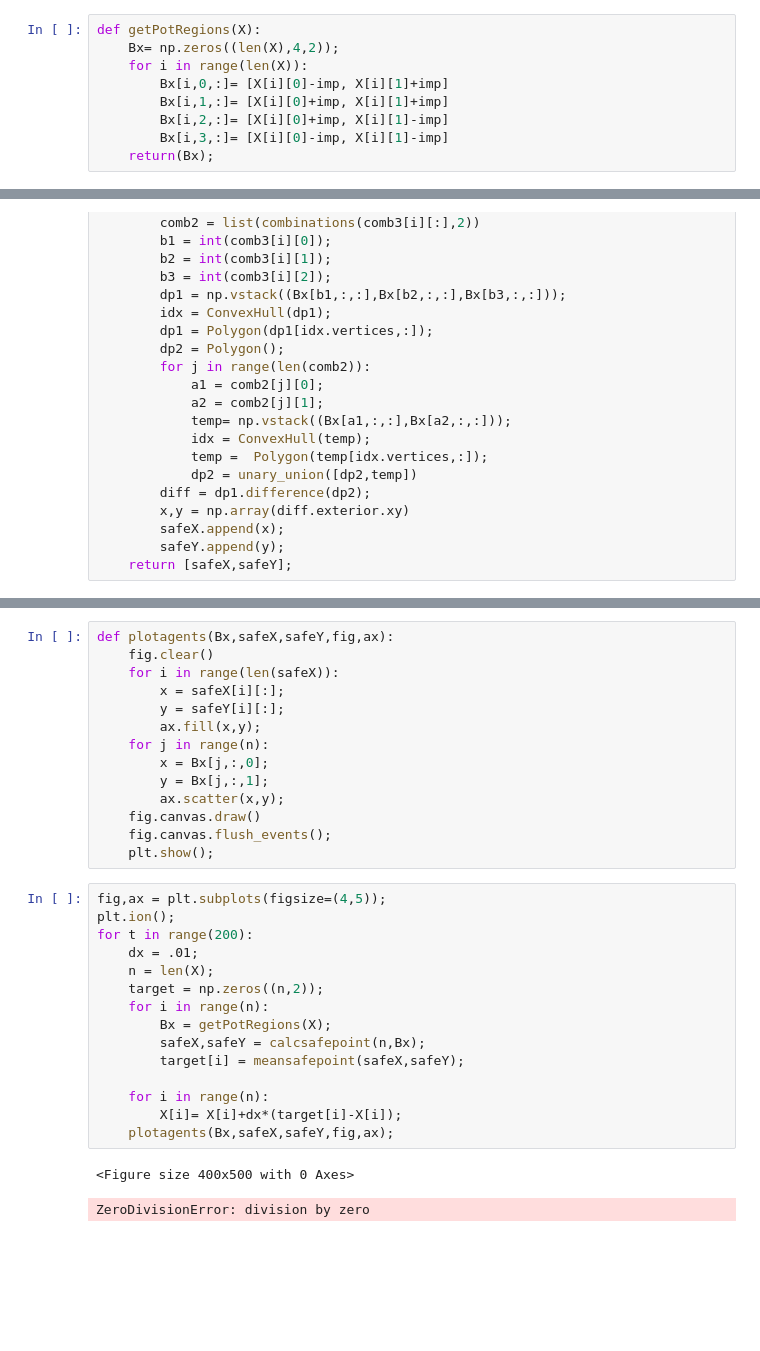
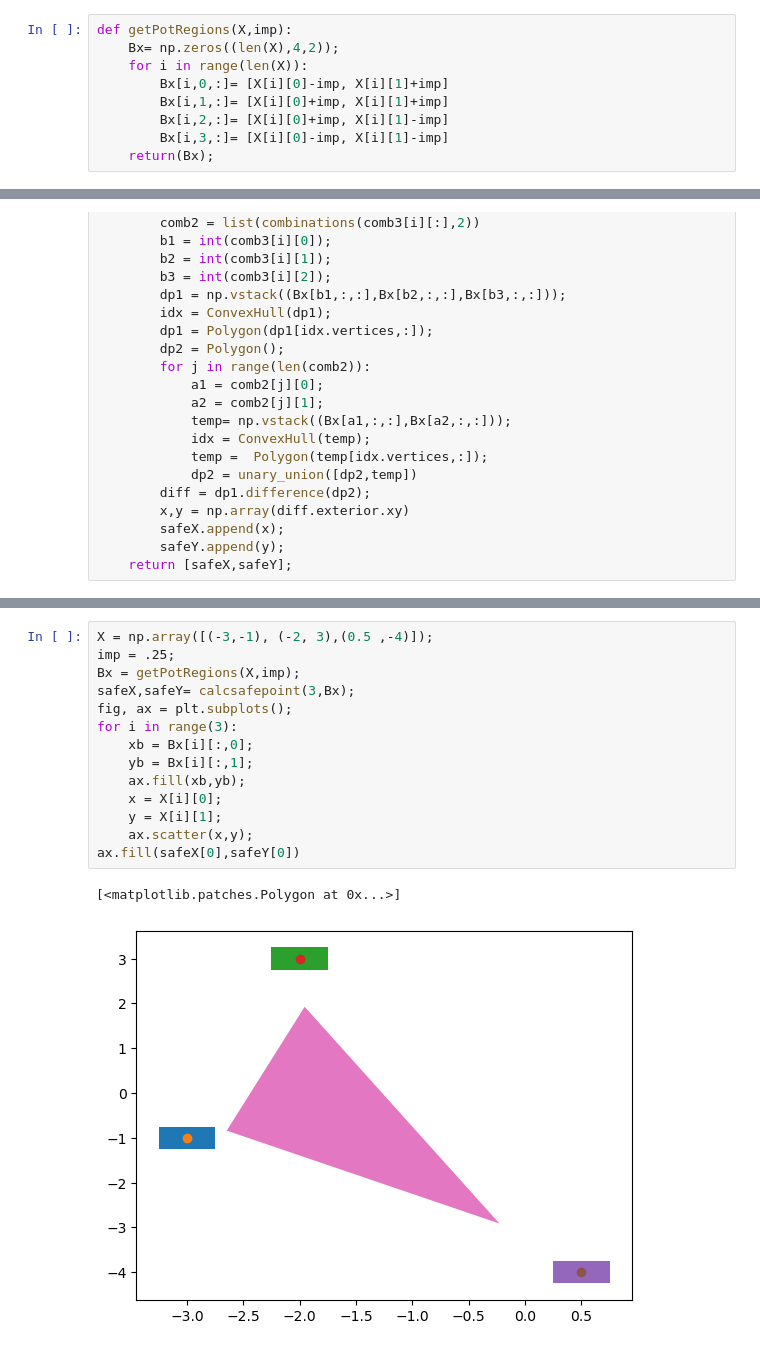
Before and after one commit to ChrisAshtonLee/ImprecisePoints, a Jupyter notebook: CPIH.ipynb, the cells around one changed output, grey strips where cells are left out. Saved outputs shown, nothing was run; the diff lists cells and outputs as text; blank space fills up the shorter version.

```diff
--- a/CPIH.ipynb
+++ b/CPIH.ipynb
@@ -23,7 +27,7 @@ print(X[1,0])
 # %% [output]
 -2.0
 # %%
-def getPotRegions(X):
+def getPotRegions(X,imp):
     Bx= np.zeros((len(X),4,2));
     for i in range(len(X)):
         Bx[i,0,:]= [X[i][0]-imp, X[i][1]+imp]
@@ -111,32 +174,17 @@ def meansafepoint(safeX,safeY):
-# %%
-def plotagents(Bx,safeX,safeY,fig,ax):
-    fig.clear()
-    for i in range(len(safeX)):
-        x = safeX[i][:];
-        y = safeY[i][:];
-        ax.fill(x,y);
-    for j in range(n):
-        x = Bx[j,:,0];
-        y = Bx[j,:,1];
-        ax.scatter(x,y);
-    fig.canvas.draw()
-    fig.canvas.flush_events();
-    plt.show();
-# %%
-fig,ax = plt.subplots(figsize=(4,5));
-plt.ion();
-for t in range(200):
-    dx = .01;
-    n = len(X);
-    target = np.zeros((n,2));
-    for i in range(n):
-        Bx = getPotRegions(X);
-        safeX,safeY = calcsafepoint(n,Bx);
-        target[i] = meansafepoint(safeX,safeY);
-
-    for i in range(n):
-        X[i]= X[i]+dx*(target[i]-X[i]);
-    plotagents(Bx,safeX,safeY,fig,ax);
-# %% [output]
-<Figure size 400x500 with 0 Axes>
-ZeroDivisionError: division by zero
+# %%
+X = np.array([(-3,-1), (-2, 3),(0.5 ,-4)]);
+imp = .25;
+Bx = getPotRegions(X,imp);
+safeX,safeY= calcsafepoint(3,Bx);
+fig, ax = plt.subplots();
+for i in range(3):
+    xb = Bx[i][:,0];
+    yb = Bx[i][:,1];
+    ax.fill(xb,yb);
+    x = X[i][0];
+    y = X[i][1];
+    ax.scatter(x,y);
+ax.fill(safeX[0],safeY[0])
+# %% [output]
+[<matplotlib.patches.Polygon at 0x...>]
+[figure, added]
```
Also changed, not shown: parts of 33 cells of this notebook.
